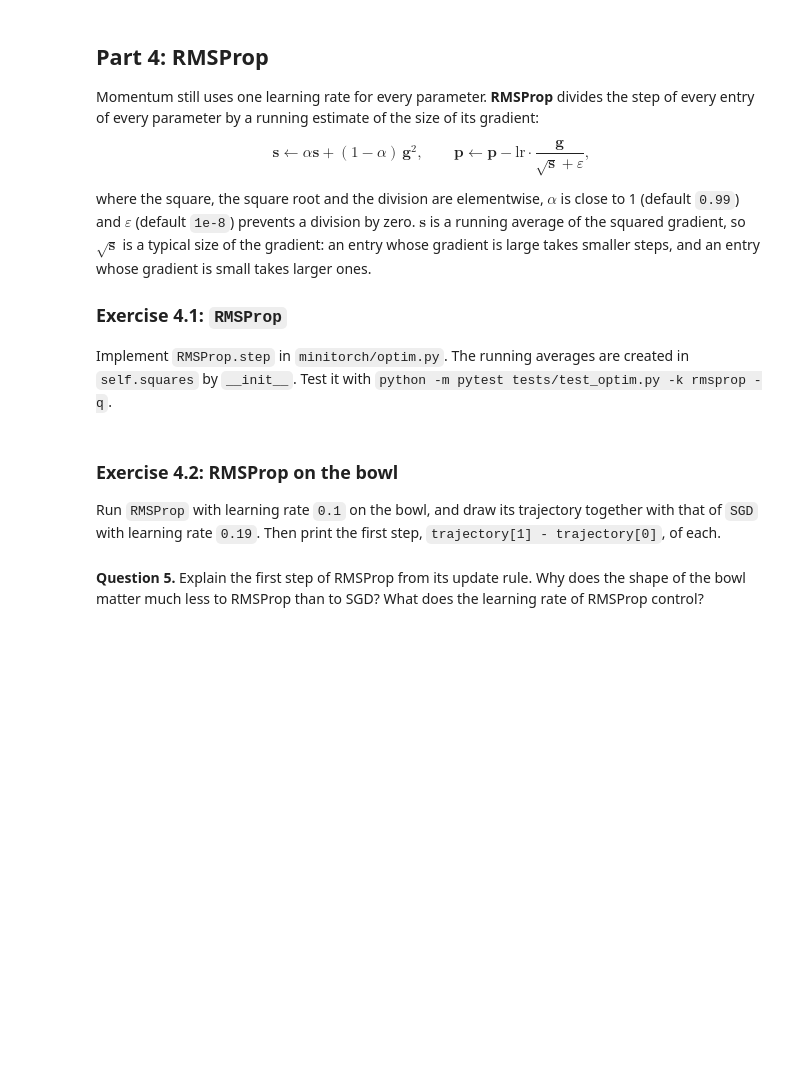
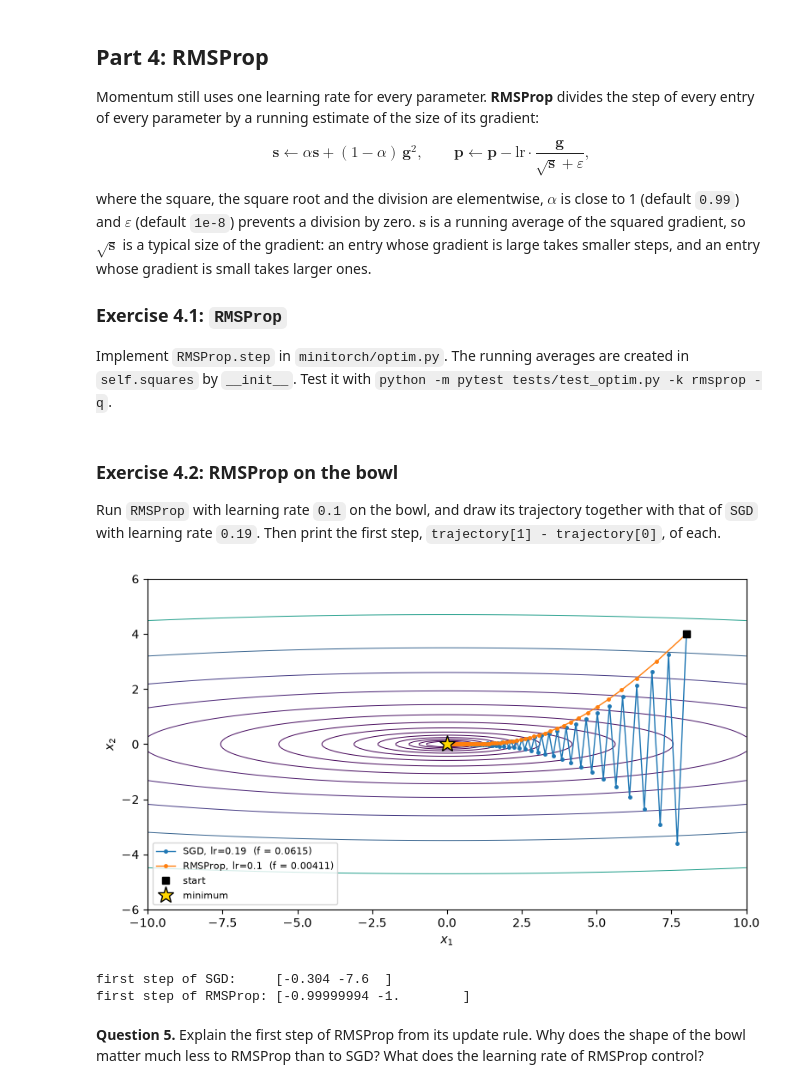
Before and after one commit to omariott/PSL-DL-Labs, a Jupyter notebook: labs/lab06_optimization.ipynb, the cells around one changed output. Saved outputs shown, nothing was run; the diff lists cells and outputs as text; code cells hidden in the pictures; blank space fills up the shorter version.

```diff
--- a/labs/lab06_optimization.ipynb
+++ b/labs/lab06_optimization.ipynb
@@ -267,3 +287,13 @@ Run `RMSProp` with learning rate `0.1` on the bowl, and draw its trajectory toge
+# %%
+traj_sgd = run_on_bowl(lambda params: SGD(params, lr=0.19))
+traj_rmsprop = run_on_bowl(lambda params: RMSProp(params, lr=0.1))
+plot_trajectories({"SGD, lr=0.19": traj_sgd, "RMSProp, lr=0.1": traj_rmsprop})
+print("first step of SGD:    ", traj_sgd[1] - traj_sgd[0])
+print("first step of RMSProp:", traj_rmsprop[1] - traj_rmsprop[0])
+# %% [output]
+[figure, added]
+first step of SGD:     [-0.304 -7.6  ]
+first step of RMSProp: [-0.99999994 -1.        ]
 # %% [markdown]
 **Question 5.** Explain the first step of RMSProp from its update rule. Why does the shape of the bowl matter much less to RMSProp than to SGD? What does the learning rate of RMSProp control?
 # %% [markdown]
```
Also changed, not shown: parts of 21 cells of this notebook.
